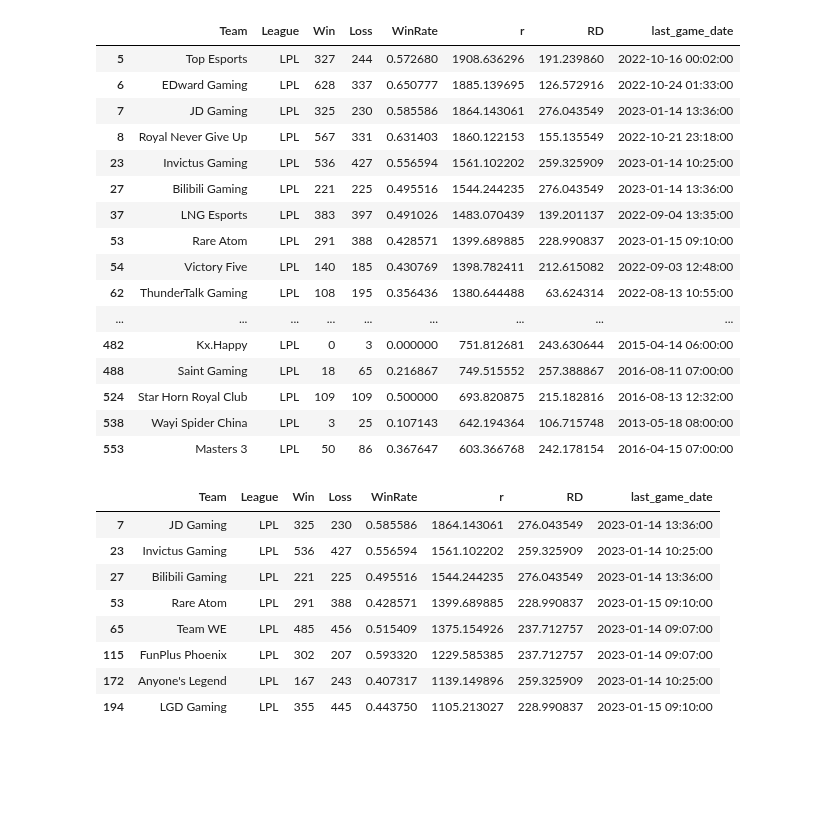
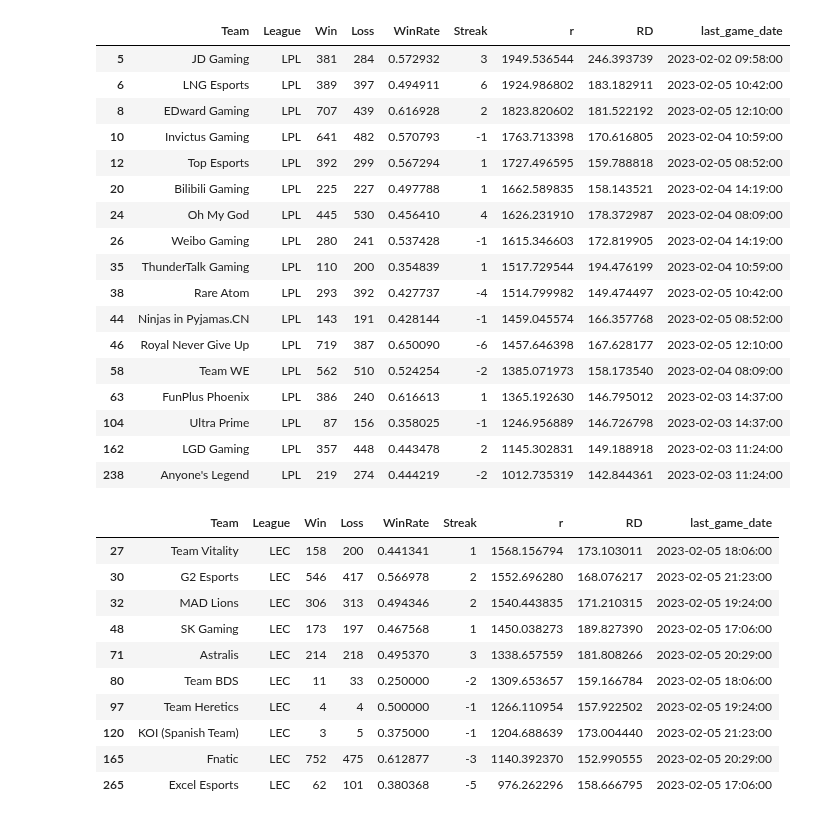
Before and after one commit to posky/LoL-Esports, a Jupyter notebook: glicko_rating_matches.ipynb, the cells around one changed output. Cells and saved outputs as stored; diff of their text form; code cells hidden in the pictures; blank space fills up the shorter version.

Commit message:
lolesports glicko rating

```diff
--- a/glicko_rating_matches.ipynb
+++ b/glicko_rating_matches.ipynb
@@ -18,6 +19,7 @@ class Team:
         self.league = league
         self.win = 0
         self.loss = 0
+        self.streak = 0
         self.r = 1000
         self.RD = 350
         self.last_game_date = None
@@ -30,6 +32,13 @@ class Team:
 
     def update_last_game_date(self, game_date):
         self.last_game_date = game_date
+
+    def update_streak(self, result):
+        result = 1 if result == 1 else -1
+        if (self.streak > 0) == (result > 0):
+            self.streak += result
+        else:
+            self.streak = result
 
     @classmethod
     def get_g(cls, RDi):
@@ -130,6 +139,7 @@ class Team:
             'Win': self.win,
             'Loss': self.loss,
             'WinRate': self.win / (self.win + self.loss) if self.win != 0 else 0,
+            'Streak': self.streak,
             'r': self.r,
             'RD': self.RD,
             'last_game_date': self.last_game_date,
@@ -156,6 +166,8 @@ def proceed_rating(teams_id, teams, games):
         Team.update_point(teams[id1], teams[id2], result)
         teams[id1].update_last_game_date(game_date)
         teams[id2].update_last_game_date(game_date)
+        teams[id1].update_streak(result)
+        teams[id2].update_streak(1 - result)
 
 def get_rating(teams):
     """Get rating of teams
@@ -280,20 +308,21 @@ rating
 # %%
-rating.loc[rating['League'] == 'LPL']
+rating.loc[(rating['League'] == 'LPL') & (rating['last_game_date'].dt.year == 2023)]
 # %% [output]
-|  | Team | League | Win | Loss | WinRate | r | RD | last_game_date |
-| 5 | Top Esports | LPL | 327 | 244 | 0.572680 | 1908.636296 | 191.239860 | 2022-10-16 00:02:00 |
-| 6 | EDward Gaming | LPL | 628 | 337 | 0.650777 | 1885.139695 | 126.572916 | 2022-10-24 01:33:00 |
-| 7 | JD Gaming | LPL | 325 | 230 | 0.585586 | 1864.143061 | 276.043549 | 2023-01-14 13:36:00 |
-| 8 | Royal Never Give Up | LPL | 567 | 331 | 0.631403 | 1860.122153 | 155.135549 | 2022-10-21 23:18:00 |
-| 23 | Invictus Gaming | LPL | 536 | 427 | 0.556594 | 1561.102202 | 259.325909 | 2023-01-14 10:25:00 |
-| 27 | Bilibili Gaming | LPL | 221 | 225 | 0.495516 | 1544.244235 | 276.043549 | 2023-01-14 13:36:00 |
-| 37 | LNG Esports | LPL | 383 | 397 | 0.491026 | 1483.070439 | 139.201137 | 2022-09-04 13:35:00 |
-| 53 | Rare Atom | LPL | 291 | 388 | 0.428571 | 1399.689885 | 228.990837 | 2023-01-15 09:10:00 |
-| 54 | Victory Five | LPL | 140 | 185 | 0.430769 | 1398.782411 | 212.615082 | 2022-09-03 12:48:00 |
-| 62 | ThunderTalk Gaming | LPL | 108 | 195 | 0.356436 | 1380.644488 | 63.624314 | 2022-08-13 10:55:00 |
-| ... | ... | ... | ... | ... | ... | ... | ... | ... |
-| 482 | Kx.Happy | LPL | 0 | 3 | 0.000000 | 751.812681 | 243.630644 | 2015-04-14 06:00:00 |
-| 488 | Saint Gaming | LPL | 18 | 65 | 0.216867 | 749.515552 | 257.388867 | 2016-08-11 07:00:00 |
-| 524 | Star Horn Royal Club | LPL | 109 | 109 | 0.500000 | 693.820875 | 215.182816 | 2016-08-13 12:32:00 |
-| 538 | Wayi Spider China | LPL | 3 | 25 | 0.107143 | 642.194364 | 106.715748 | 2013-05-18 08:00:00 |
-| 553 | Masters 3 | LPL | 50 | 86 | 0.367647 | 603.366768 | 242.178154 | 2016-04-15 07:00:00 |
+|  | Team | League | Win | Loss | WinRate | Streak | r | RD | last_game_date |
+| 5 | JD Gaming | LPL | 381 | 284 | 0.572932 | 3 | 1949.536544 | 246.393739 | 2023-02-02 09:58:00 |
+| 6 | LNG Esports | LPL | 389 | 397 | 0.494911 | 6 | 1924.986802 | 183.182911 | 2023-02-05 10:42:00 |
+| 8 | EDward Gaming | LPL | 707 | 439 | 0.616928 | 2 | 1823.820602 | 181.522192 | 2023-02-05 12:10:00 |
+| 10 | Invictus Gaming | LPL | 641 | 482 | 0.570793 | -1 | 1763.713398 | 170.616805 | 2023-02-04 10:59:00 |
+| 12 | Top Esports | LPL | 392 | 299 | 0.567294 | 1 | 1727.496595 | 159.788818 | 2023-02-05 08:52:00 |
+| 20 | Bilibili Gaming | LPL | 225 | 227 | 0.497788 | 1 | 1662.589835 | 158.143521 | 2023-02-04 14:19:00 |
+| 24 | Oh My God | LPL | 445 | 530 | 0.456410 | 4 | 1626.231910 | 178.372987 | 2023-02-04 08:09:00 |
+| 26 | Weibo Gaming | LPL | 280 | 241 | 0.537428 | -1 | 1615.346603 | 172.819905 | 2023-02-04 14:19:00 |
+| 35 | ThunderTalk Gaming | LPL | 110 | 200 | 0.354839 | 1 | 1517.729544 | 194.476199 | 2023-02-04 10:59:00 |
+| 38 | Rare Atom | LPL | 293 | 392 | 0.427737 | -4 | 1514.799982 | 149.474497 | 2023-02-05 10:42:00 |
+| 44 | Ninjas in Pyjamas.CN | LPL | 143 | 191 | 0.428144 | -1 | 1459.045574 | 166.357768 | 2023-02-05 08:52:00 |
+| 46 | Royal Never Give Up | LPL | 719 | 387 | 0.650090 | -6 | 1457.646398 | 167.628177 | 2023-02-05 12:10:00 |
+| 58 | Team WE | LPL | 562 | 510 | 0.524254 | -2 | 1385.071973 | 158.173540 | 2023-02-04 08:09:00 |
+| 63 | FunPlus Phoenix | LPL | 386 | 240 | 0.616613 | 1 | 1365.192630 | 146.795012 | 2023-02-03 14:37:00 |
+| 104 | Ultra Prime | LPL | 87 | 156 | 0.358025 | -1 | 1246.956889 | 146.726798 | 2023-02-03 14:37:00 |
+| 162 | LGD Gaming | LPL | 357 | 448 | 0.443478 | 2 | 1145.302831 | 149.188918 | 2023-02-03 11:24:00 |
+| 238 | Anyone's Legend | LPL | 219 | 274 | 0.444219 | -2 | 1012.735319 | 142.844361 | 2023-02-03 11:24:00 |
@@ -302,12 +329,14 @@ rating['last_game_date'] = pd.to_datetime(rating['last_game_date'])
 # %%
-rating.loc[rating['last_game_date'].dt.year == 2023]
+rating.loc[(rating['League'] == 'LEC') & (rating['last_game_date'].dt.year == 2023)]
 # %% [output]
-|  | Team | League | Win | Loss | WinRate | r | RD | last_game_date |
-| 7 | JD Gaming | LPL | 325 | 230 | 0.585586 | 1864.143061 | 276.043549 | 2023-01-14 13:36:00 |
-| 23 | Invictus Gaming | LPL | 536 | 427 | 0.556594 | 1561.102202 | 259.325909 | 2023-01-14 10:25:00 |
-| 27 | Bilibili Gaming | LPL | 221 | 225 | 0.495516 | 1544.244235 | 276.043549 | 2023-01-14 13:36:00 |
-| 53 | Rare Atom | LPL | 291 | 388 | 0.428571 | 1399.689885 | 228.990837 | 2023-01-15 09:10:00 |
-| 65 | Team WE | LPL | 485 | 456 | 0.515409 | 1375.154926 | 237.712757 | 2023-01-14 09:07:00 |
-| 115 | FunPlus Phoenix | LPL | 302 | 207 | 0.593320 | 1229.585385 | 237.712757 | 2023-01-14 09:07:00 |
-| 172 | Anyone's Legend | LPL | 167 | 243 | 0.407317 | 1139.149896 | 259.325909 | 2023-01-14 10:25:00 |
-| 194 | LGD Gaming | LPL | 355 | 445 | 0.443750 | 1105.213027 | 228.990837 | 2023-01-15 09:10:00 |
+|  | Team | League | Win | Loss | WinRate | Streak | r | RD | last_game_date |
+| 27 | Team Vitality | LEC | 158 | 200 | 0.441341 | 1 | 1568.156794 | 173.103011 | 2023-02-05 18:06:00 |
+| 30 | G2 Esports | LEC | 546 | 417 | 0.566978 | 2 | 1552.696280 | 168.076217 | 2023-02-05 21:23:00 |
+| 32 | MAD Lions | LEC | 306 | 313 | 0.494346 | 2 | 1540.443835 | 171.210315 | 2023-02-05 19:24:00 |
+| 48 | SK Gaming | LEC | 173 | 197 | 0.467568 | 1 | 1450.038273 | 189.827390 | 2023-02-05 17:06:00 |
+| 71 | Astralis | LEC | 214 | 218 | 0.495370 | 3 | 1338.657559 | 181.808266 | 2023-02-05 20:29:00 |
+| 80 | Team BDS | LEC | 11 | 33 | 0.250000 | -2 | 1309.653657 | 159.166784 | 2023-02-05 18:06:00 |
+| 97 | Team Heretics | LEC | 4 | 4 | 0.500000 | -1 | 1266.110954 | 157.922502 | 2023-02-05 19:24:00 |
+| 120 | KOI (Spanish Team) | LEC | 3 | 5 | 0.375000 | -1 | 1204.688639 | 173.004440 | 2023-02-05 21:23:00 |
+| 165 | Fnatic | LEC | 752 | 475 | 0.612877 | -3 | 1140.392370 | 152.990555 | 2023-02-05 20:29:00 |
+| 265 | Excel Esports | LEC | 62 | 101 | 0.380368 | -5 | 976.262296 | 158.666795 | 2023-02-05 17:06:00 |
```
Also changed, not shown: parts of 12 cells of this notebook.
